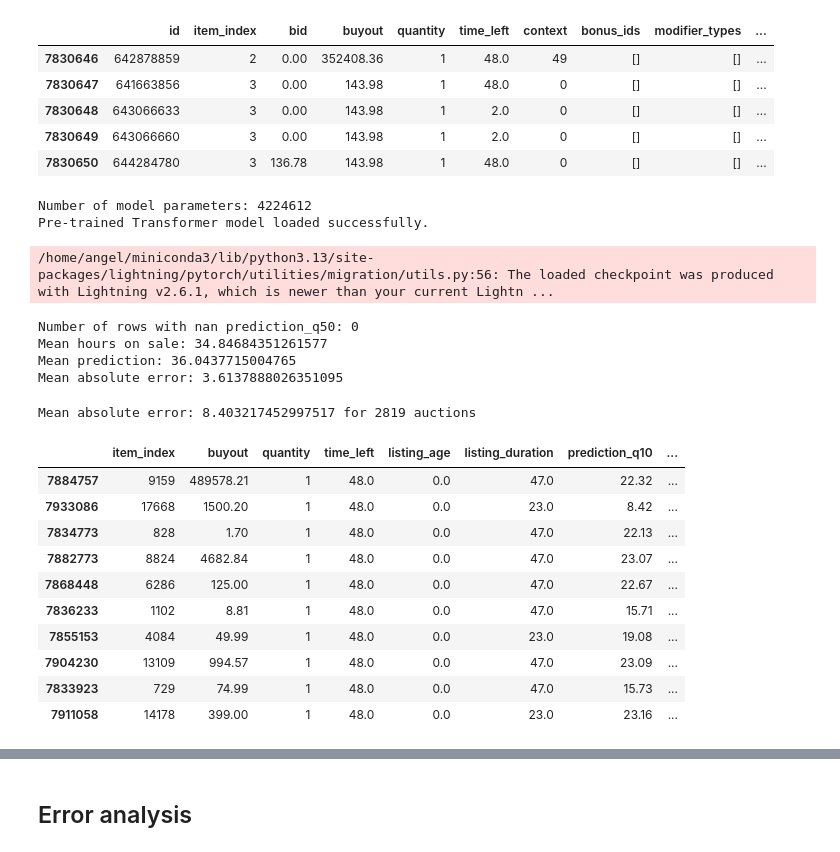
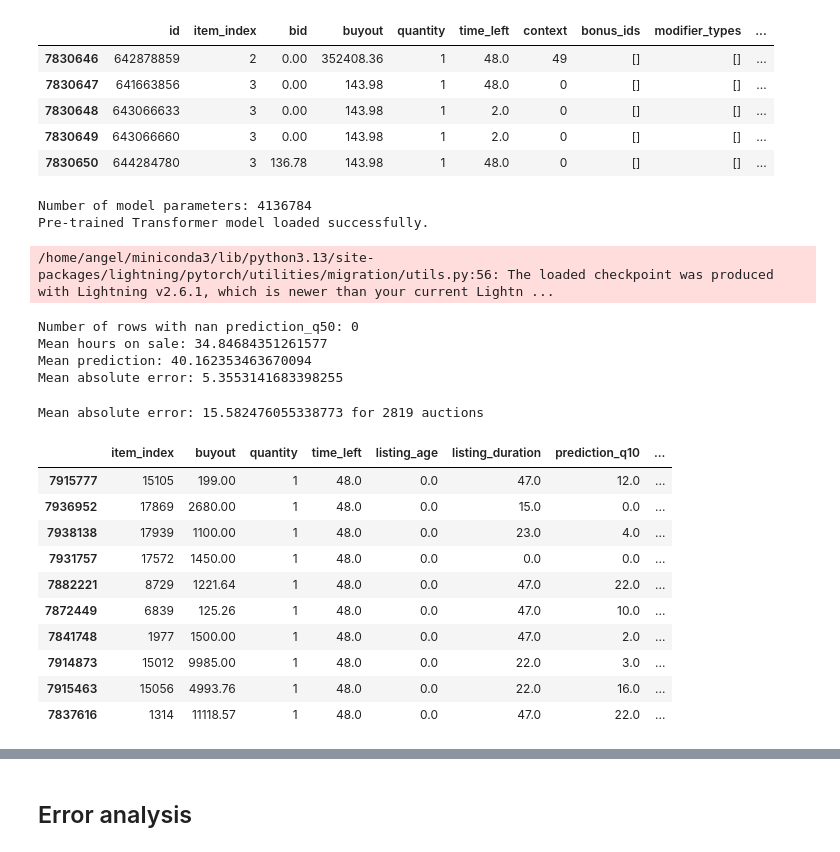
Before and after one commit to AngelUrq/auction_classic, a Jupyter notebook: notebooks/transformer_evaluation.ipynb, the cells around one changed output, grey strips where cells are left out. Saved outputs shown, nothing was run; the diff lists cells and outputs as text; code cells hidden in the pictures.

```diff
--- a/notebooks/transformer_evaluation.ipynb
+++ b/notebooks/transformer_evaluation.ipynb
@@ -81,7 +78,7 @@ Auctions shape: (15274382, 18)
 | 7830650 | 644284780 | 3 | 136.78 | 143.98 | 1 | 48.0 | 0 | [] | [] | ... |
 # %%
 model = AuctionTransformer.load_from_checkpoint(
-    '../models/transformer-4.2M-quantile_24-lr1e-05-bs64/last.ckpt',
+    '../models/transformer-4.1M-survival_24-lr3e-05-bs128/last.ckpt',
     map_location=device,
     weights_only=False
 )
@@ -90,7 +87,7 @@ print(f'Number of model parameters: {sum(p.numel() for p in model.parameters())}
 model.eval()
 print('Pre-trained Transformer model loaded successfully.')
 # %% [output]
-Number of model parameters: 4224612
+Number of model parameters: 4136784
 Pre-trained Transformer model loaded successfully.
 /home/angel/miniconda3/lib/python3.13/site-packages/lightning/pytorch/utilities/migration/utils.py:56: The loaded checkpoint was produced with Lightning v2.6.1, which is newer than your current Lightn ...
 # %%
@@ -111,8 +108,8 @@ print(f"Mean absolute error: {mae}") # 2.11 -> 72 hours
 # %% [output]
 Number of rows with nan prediction_q50: 0
 Mean hours on sale: 34.84684351261577
-Mean prediction: 36.0437715004765
-Mean absolute error: 3.6137888026351095
+Mean prediction: 40.162353463670094
+Mean absolute error: 5.3553141683398255
 # %%
 df_auctions_filtered = df_predictions[df_predictions['listing_age'] == 0]
 df_auctions_filtered = df_auctions_filtered[df_auctions_filtered['time_left'] == 48.0]
@@ -122,19 +119,18 @@ df_auctions_filtered['prediction_interval'] = df_auctions_filtered['prediction_q
 mae = mean_absolute_error(df_auctions_filtered['listing_duration'], df_auctions_filtered['prediction_q50'])
 print(f"Mean absolute error: {mae} for {len(df_auctions_filtered)} auctions") # 3.26 -> 72 hours
 # %% [output]
-Mean absolute error: 8.403217452997517 for 2819 auctions
+Mean absolute error: 15.582476055338773 for 2819 auctions
 # %%
-
-df_auctions_filtered[['item_index', 'buyout','quantity', 'time_left', 'listing_age', 'listing_duration', 'prediction_q10', 'prediction_q50', 'prediction_q90', 'is_sold']].sample(10)
+df_auctions_filtered[['item_index', 'buyout', 'quantity', 'time_left', 'listing_age', 'listing_duration', 'prediction_q10', 'prediction_q50', 'prediction_q90', 'expected_duration', 'sale_probability']].sample(10)
 # %% [output]
 |  | item_index | buyout | quantity | time_left | listing_age | listing_duration | prediction_q10 | ... |
-| 7884757 | 9159 | 489578.21 | 1 | 48.0 | 0.0 | 47.0 | 22.32 | ... |
-| 7933086 | 17668 | 1500.20 | 1 | 48.0 | 0.0 | 23.0 | 8.42 | ... |
-| 7834773 | 828 | 1.70 | 1 | 48.0 | 0.0 | 47.0 | 22.13 | ... |
-| 7882773 | 8824 | 4682.84 | 1 | 48.0 | 0.0 | 47.0 | 23.07 | ... |
-| 7868448 | 6286 | 125.00 | 1 | 48.0 | 0.0 | 47.0 | 22.67 | ... |
-| 7836233 | 1102 | 8.81 | 1 | 48.0 | 0.0 | 47.0 | 15.71 | ... |
-| 7855153 | 4084 | 49.99 | 1 | 48.0 | 0.0 | 23.0 | 19.08 | ... |
-| 7904230 | 13109 | 994.57 | 1 | 48.0 | 0.0 | 47.0 | 23.09 | ... |
-| 7833923 | 729 | 74.99 | 1 | 48.0 | 0.0 | 47.0 | 15.73 | ... |
-| 7911058 | 14178 | 399.00 | 1 | 48.0 | 0.0 | 23.0 | 23.16 | ... |
+| 7915777 | 15105 | 199.00 | 1 | 48.0 | 0.0 | 47.0 | 12.0 | ... |
+| 7936952 | 17869 | 2680.00 | 1 | 48.0 | 0.0 | 15.0 | 0.0 | ... |
+| 7938138 | 17939 | 1100.00 | 1 | 48.0 | 0.0 | 23.0 | 4.0 | ... |
+| 7931757 | 17572 | 1450.00 | 1 | 48.0 | 0.0 | 0.0 | 0.0 | ... |
+| 7882221 | 8729 | 1221.64 | 1 | 48.0 | 0.0 | 47.0 | 22.0 | ... |
+| 7872449 | 6839 | 125.26 | 1 | 48.0 | 0.0 | 47.0 | 10.0 | ... |
+| 7841748 | 1977 | 1500.00 | 1 | 48.0 | 0.0 | 47.0 | 2.0 | ... |
+| 7914873 | 15012 | 9985.00 | 1 | 48.0 | 0.0 | 22.0 | 3.0 | ... |
+| 7915463 | 15056 | 4993.76 | 1 | 48.0 | 0.0 | 22.0 | 16.0 | ... |
+| 7837616 | 1314 | 11118.57 | 1 | 48.0 | 0.0 | 47.0 | 22.0 | ... |
```
Also changed, not shown: parts of 18 cells of this notebook, 2 other files.
